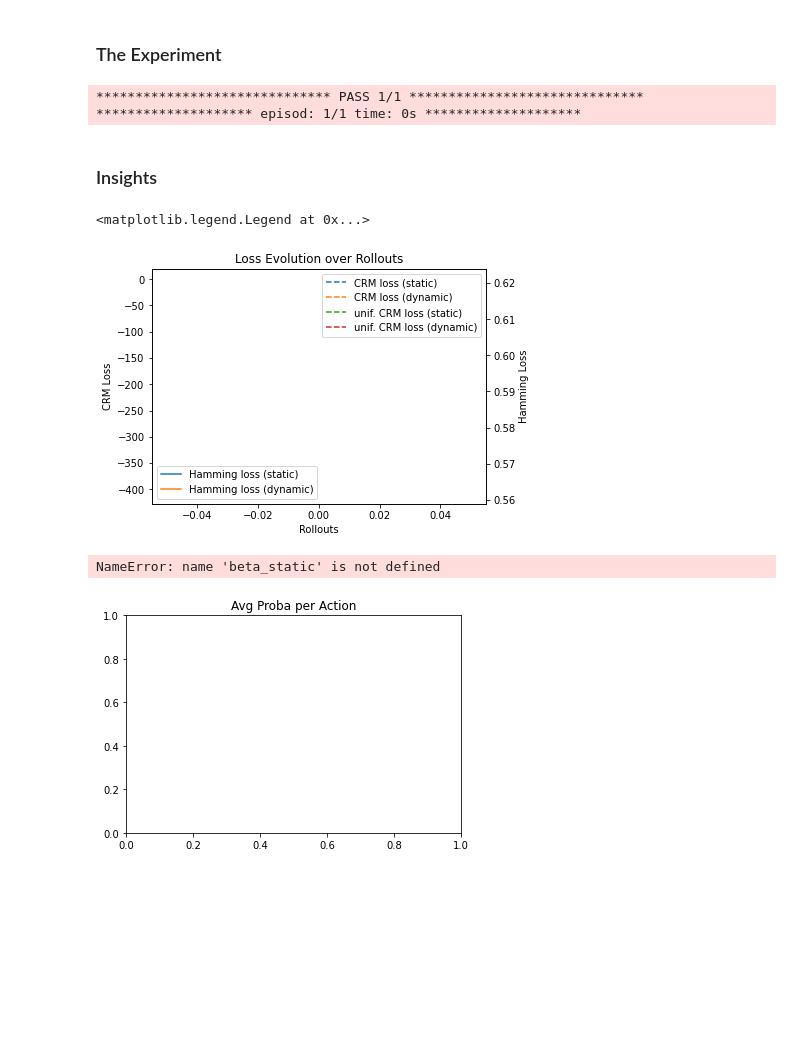
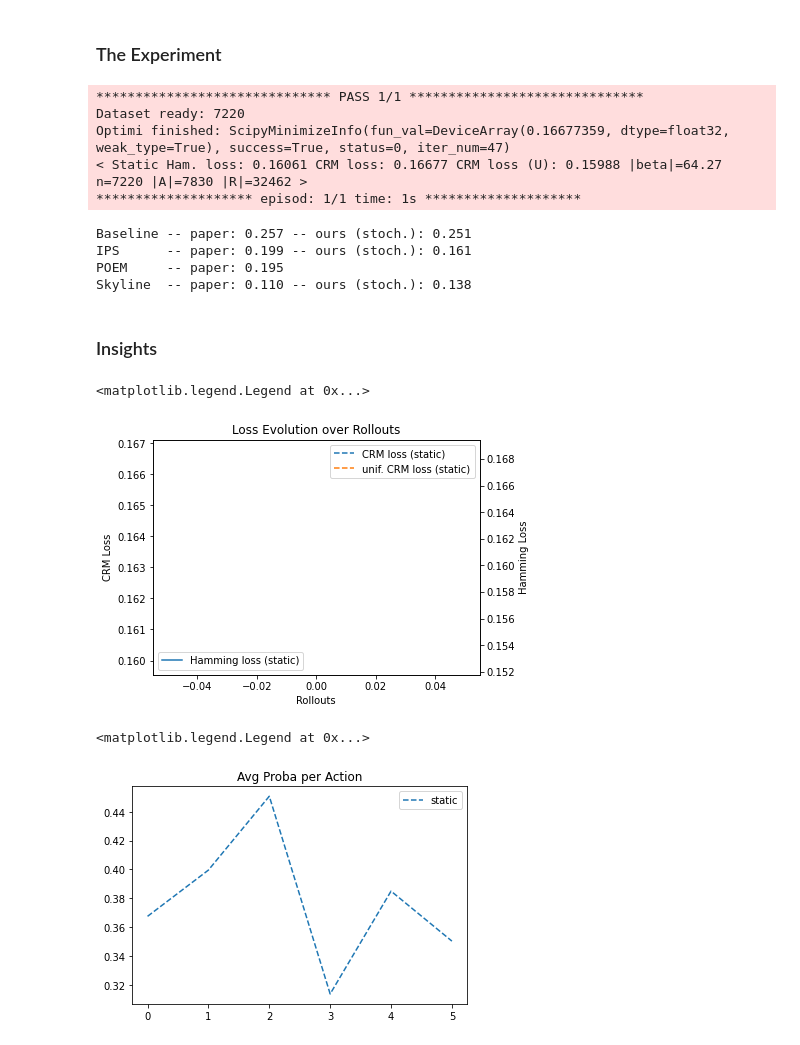
Before and after one commit to criteo-research/sequential-conterfactual-risk-minimization, a Jupyter notebook: eval_sequential_crm_multilabel-jax.ipynb, the cells around one changed output. Cells and saved outputs as stored; diff of their text form; code cells hidden in the pictures; blank space fills up the shorter version.

```diff
--- a/eval_sequential_crm_multilabel-jax.ipynb
+++ b/eval_sequential_crm_multilabel-jax.ipynb
@@ -132,7 +134,7 @@ class CRMDataset(object):
     def __len__(self):
         return len(self.propensities_)
 
-    def _generate_numpys(self):
+    def _generate_arrays(self):
         if self.propensities_np is not None and len(self.propensities_np) == len(self.propensities_):
             return
         self.propensities_np = jnp.vstack(self.propensities_)
@@ -142,22 +144,18 @@ class CRMDataset(object):
 
     @property
     def actions(self):
-#         self._generate_numpys()
         return self.actions_np
 
     @property
     def propensities(self):
-#         self._generate_numpys()
         return self.propensities_np
 
     @property
     def rewards(self):
-#         self._generate_numpys()
         return self.rewards_np
 
     @property
     def features(self):
-#         self._generate_numpys()
         return self.features_np
 
     def update_from_supervised_dataset(self, X, y, probas, n_samples=4, labels=labels):
@@ -177,7 +175,7 @@ class CRMDataset(object):
                 self.features_ += [X[i,:]]
                 self.rewards_ += [sum(int(y[i,j] == chosen_actions[j]) for j in labels)]
 
-        self._generate_numpys()
+        self._generate_arrays()
         return self
 # %% [markdown]
 ### Modeling
@@ -402,7 +394,7 @@ class LossHistory(object):
 ref_crm_dataset = CRMDataset().update_from_supervised_dataset(
     X_train, y_train,
     np.ones((X_train.shape[0], y_train.shape[1]))*.5,
-    n_samples=40
+    n_samples=10
 )
 # %%
 random_model = Model.random_model(X_test.shape[1], y_test.shape[1])
@@ -428,17 +420,12 @@ n_episods = 1
 batch = int(len(X_train) / n_episods)
 replays = 4
 
-t_end = t_start = time.time()
 for _ in range(epochs):
 
     print('*'*30, 'PASS %d/%d'% (_+1, epochs), '*'*30, file=sys.stderr)
     for episod in range(n_episods):
-
-        t_end = time.time()
         start = episod*batch
         end = (episod+1)*batch
-        print('*'*20, 'episod: %d/%d' % (episod+1, n_episods),
-              'time: %ds' % (t_end - t_start), '*'*20, file=sys.stderr)
         t_start = time.time()
 
         # current slice of dataset
@@ -472,6 +459,13 @@ for _ in range(epochs):
 #         ## record
 #         dynamic_loss_history.update(dynamic_model, dynamic_crm_dataset)
 #         dynamic_loss_history.show_last()
+        t_end = time.time()
+
+        print('*'*20, 'episod: %d/%d' % (episod+1, n_episods),
+              'time: %ds' % (t_end - t_start), '*'*20, file=sys.stderr)
 # %% [output]
 ****************************** PASS 1/1 ******************************
-******************** episod: 1/1 time: 0s ********************
+Dataset ready: 7220
+Optimi finished: ScipyMinimizeInfo(fun_val=DeviceArray(0.16677359, dtype=float32, weak_type=True), success=True, status=0, iter_num=47)
+< Static Ham. loss: 0.16061 CRM loss: 0.16677 CRM loss (U): 0.15988 |beta|=64.27 n=7220 |A|=7830 |R|=32462 >
+******************** episod: 1/1 time: 1s ********************
@@ -480,30 +472,37 @@ result_table(static_model, pi0, pistar, X_test, y_test)
+# %%
+result_table(static_model, pi0, pistar, X_test, y_test)
+# %% [output]
+Baseline -- paper: 0.257 -- ours (stoch.): 0.251
+IPS      -- paper: 0.199 -- ours (stoch.): 0.161
+POEM     -- paper: 0.195
+Skyline  -- paper: 0.110 -- ours (stoch.): 0.138
 # %% [markdown]
 ### Insights
 # %%
 fig, ax = plt.subplots(constrained_layout=True)
 plt.title('Loss Evolution over Rollouts')
 ax.set_xlabel('Rollouts')
 ax.set_ylabel('CRM Loss')
 ax.plot(static_loss_history.crm_loss, '--', label='CRM loss (static)')
-ax.plot(dynamic_loss_history.crm_loss, '--', label='CRM loss (dynamic)')
+# ax.plot(dynamic_loss_history.crm_loss, '--', label='CRM loss (dynamic)')
 ax.plot(static_loss_history.unif_crm_loss, '--', label='unif. CRM loss (static)')
-ax.plot(dynamic_loss_history.unif_crm_loss, '--', label='unif. CRM loss (dynamic)')
+# ax.plot(dynamic_loss_history.unif_crm_loss, '--', label='unif. CRM loss (dynamic)')
 ax.legend(loc='upper right')
 ax2 = ax.twinx()
 ax2.plot(static_loss_history.hamming_loss, label='Hamming loss (static)')
-ax2.plot(dynamic_loss_history.hamming_loss, label='Hamming loss (dynamic)')
+# ax2.plot(dynamic_loss_history.hamming_loss, label='Hamming loss (dynamic)')
 ax2.set_ylabel('Hamming Loss')
 ax2.legend(loc='lower left')
 # %% [output]
 <matplotlib.legend.Legend at 0x...>
-[figure, old version]
+[figure, new version]
 # %%
 plt.title('Avg Proba per Action')
-plt.plot(jexpit(beta_static.mean(axis=0)),'--', label='static')
+plt.plot(jexpit(static_model.beta.mean(axis=0)),'--', label='static')
 # plt.plot(jexpit(beta_dynamic.mean(axis=0)),'--', label='dynamic')
 plt.legend()
 # %% [output]
-NameError: name 'beta_static' is not defined
+<matplotlib.legend.Legend at 0x...>
-[figure, old version]
+[figure, new version]
 # %%
 plt.title('Avg Proba per Feature')
```
Also changed, not shown: parts of 11 cells of this notebook, 1 other file.
